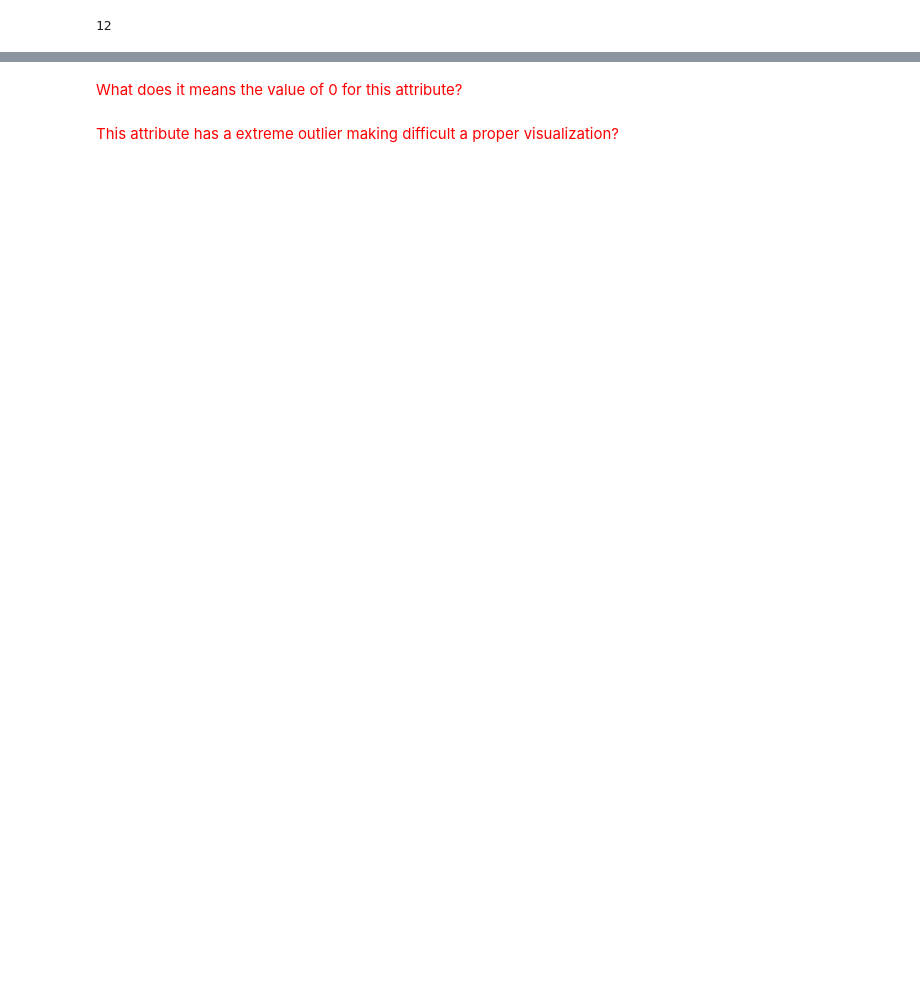
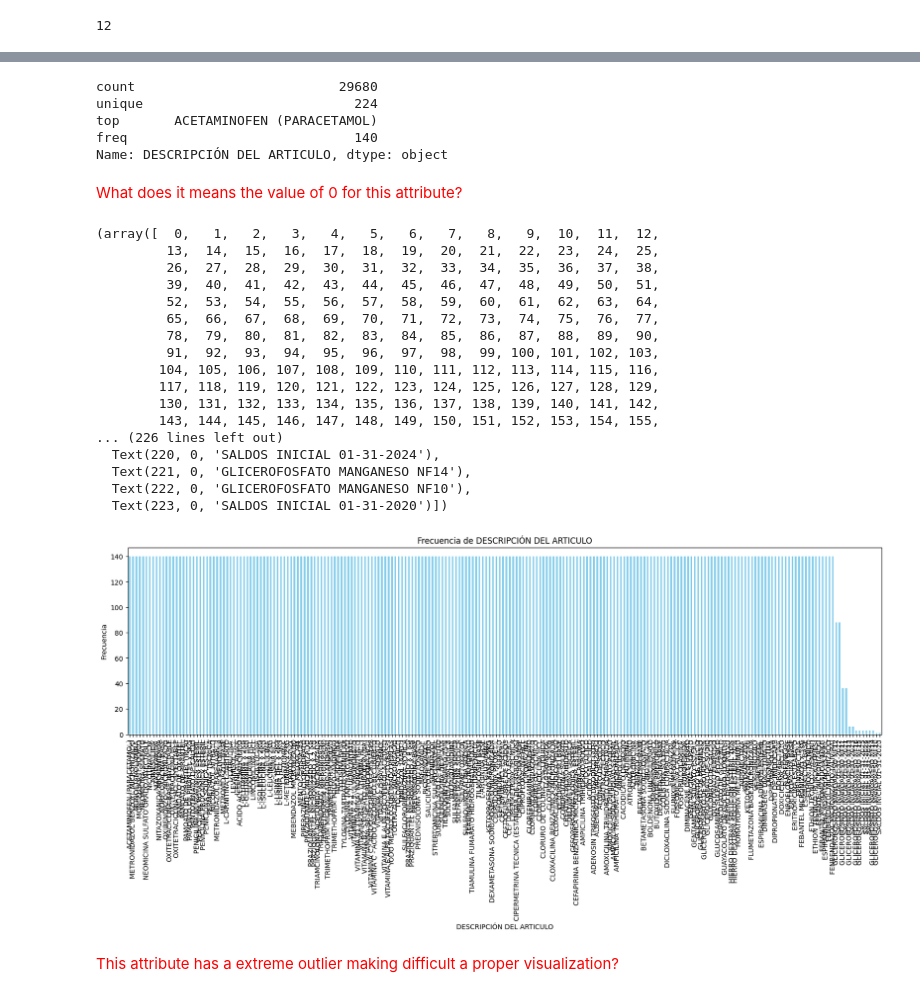
Before and after one commit to ingoscargiraldor/ingoscargiraldor, a Jupyter notebook: Operaciones_Anual.ipynb, the cells around one changed output, grey strips where cells are left out. Cells and saved outputs as stored; diff of their text form; code cells hidden in the pictures; blank space fills up the shorter version.

```diff
--- a/Operaciones_Anual.ipynb
+++ b/Operaciones_Anual.ipynb
@@ -97,2 +93,0 @@ array(['ENERO', nan, 'FEBRERO', 'MARZO', 'ABRIL', 'MAYO', 'JUNIO',
-# %%
-Operación_df["MES"] = Operación_df["MES"].str.strip()
@@ -108,0 +126,2 @@ array([nan], dtype=object)
+# %%
+Operación_df = Operación_df.drop_duplicates(subset=['TIPO', 'AÑO', 'MES', 'DESCRIPCIÓN DEL ARTICULO', 'CANTIDAD'], keep='first')
@@ -123,5 +185,11 @@ listings_df["room_type"].value_counts(dropna=False, normalize=True) # You can se
 # %%
 # Calculating basic statistics of accommodates
-listings_df["accommodates"].describe(percentiles=[0.05, 0.25, 0.5, 0.75, 0.95])
+Operación_df["DESCRIPCIÓN DEL ARTICULO"].describe(percentiles=[0.05, 0.25, 0.5, 0.75, 0.95])
+# %% [output]
+count                          29680
+unique                           224
+top       ACETAMINOFEN (PARACETAMOL)
+freq                             140
+Name: DESCRIPCIÓN DEL ARTICULO, dtype: object
 # %% [markdown]
 <span style="color: red;">What does it means the value of 0 for this attribute?</span>
@@ -137,2 +196,29 @@ plt.plot()
+# %%
+conteo_valores = Operación_df["DESCRIPCIÓN DEL ARTICULO"].value_counts()
+plt.figure(figsize=(20, 5))
+conteo_valores.plot(kind='bar', color='skyblue')
+plt.title("Frecuencia de DESCRIPCIÓN DEL ARTICULO")
+plt.xlabel("DESCRIPCIÓN DEL ARTICULO")
+plt.ylabel("Frecuencia")
+plt.xticks(rotation=90)  # Rota las etiquetas del eje x para que sean legibles
+# %% [output]
+(array([  0,   1,   2,   3,   4,   5,   6,   7,   8,   9,  10,  11,  12,
+         13,  14,  15,  16,  17,  18,  19,  20,  21,  22,  23,  24,  25,
+         26,  27,  28,  29,  30,  31,  32,  33,  34,  35,  36,  37,  38,
+         39,  40,  41,  42,  43,  44,  45,  46,  47,  48,  49,  50,  51,
+         52,  53,  54,  55,  56,  57,  58,  59,  60,  61,  62,  63,  64,
+         65,  66,  67,  68,  69,  70,  71,  72,  73,  74,  75,  76,  77,
+         78,  79,  80,  81,  82,  83,  84,  85,  86,  87,  88,  89,  90,
+         91,  92,  93,  94,  95,  96,  97,  98,  99, 100, 101, 102, 103,
+        104, 105, 106, 107, 108, 109, 110, 111, 112, 113, 114, 115, 116,
+        117, 118, 119, 120, 121, 122, 123, 124, 125, 126, 127, 128, 129,
+        130, 131, 132, 133, 134, 135, 136, 137, 138, 139, 140, 141, 142,
+        143, 144, 145, 146, 147, 148, 149, 150, 151, 152, 153, 154, 155,
+... (226 lines left out)
+  Text(220, 0, 'SALDOS INICIAL 01-31-2024'),
+  Text(221, 0, 'GLICEROFOSFATO MANGANESO NF14'),
+  Text(222, 0, 'GLICEROFOSFATO MANGANESO NF10'),
+  Text(223, 0, 'SALDOS INICIAL 01-31-2020')])
+[figure, added]
 # %% [markdown]
 <span style="color: red;">This attribute has a extreme outlier making difficult a proper visualization?</span>
```
Also changed, not shown: parts of 28 cells of this notebook.
